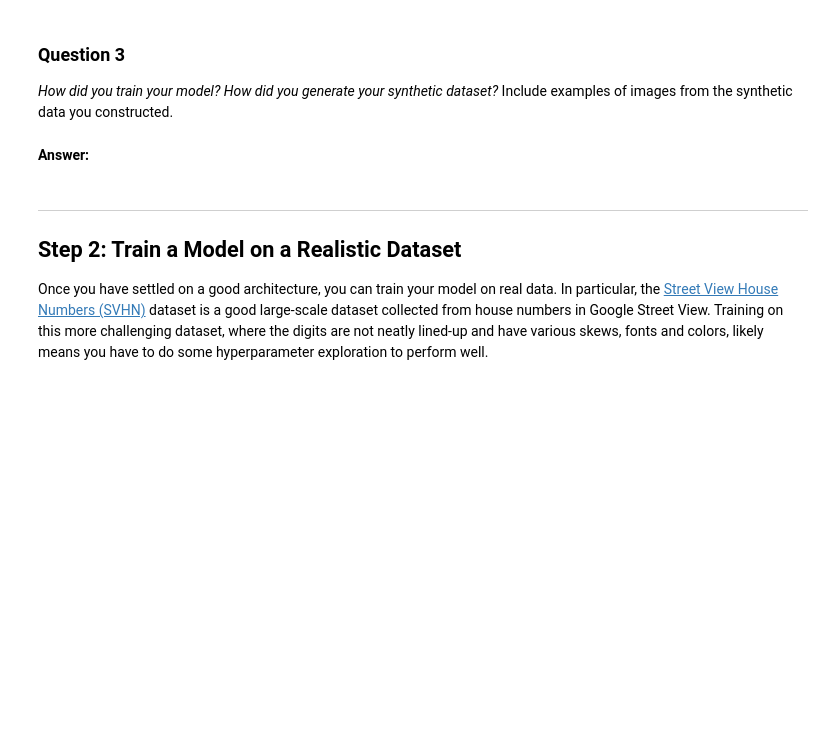
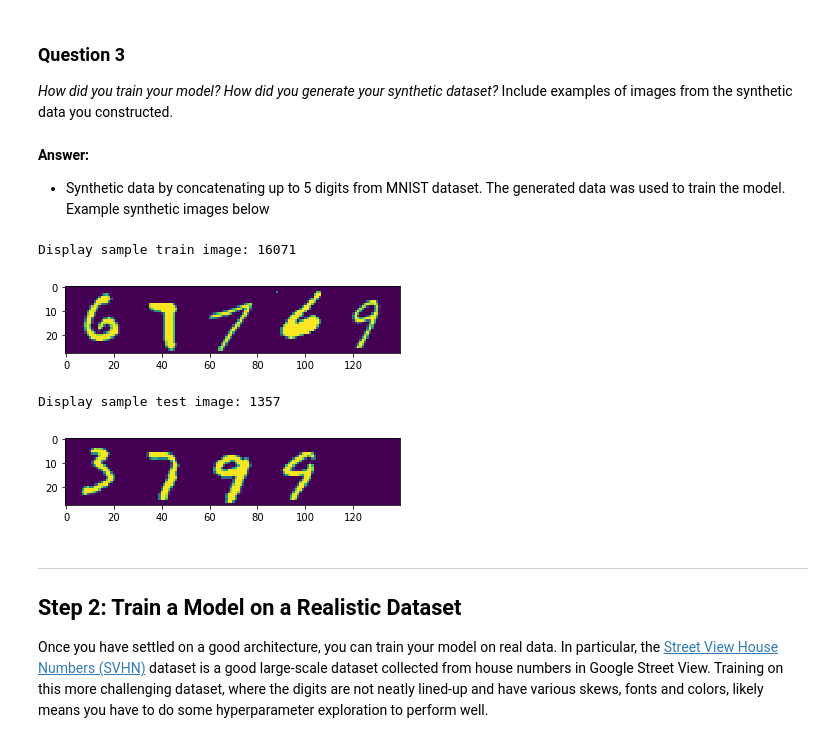
Before and after one commit to HariKolakaleti/digit_recognizer, a Jupyter notebook: digit_recognition.ipynb, the cells around one changed output. Saved outputs shown, nothing was run; the diff lists cells and outputs as text; code cells hidden in the pictures; blank space fills up the shorter version.

```diff
--- a/digit_recognition.ipynb
+++ b/digit_recognition.ipynb
@@ -163,8 +855,17 @@ _What does your final architecture look like? (Type of model, layers, sizes, con
 # %% [markdown]
 ### Question 3
 _How did you train your model? How did you generate your synthetic dataset?_ Include examples of images from the synthetic data you constructed.
-# %% [markdown]
-**Answer:**
+# %% [markdown]
+**Answer:**
+
+- Synthetic data by concatenating up to 5 digits from MNIST dataset. The generated data was used to train the model. Example synthetic images below
+# %%
+display_samples()
+# %% [output]
+Display sample train image: 16071
+[figure, added]
+Display sample test image: 1357
+[figure, added]
 # %% [markdown]
 ----
 ## Step 2: Train a Model on a Realistic Dataset
```
Also changed, not shown: parts of 17 cells of this notebook, 1 other file.
